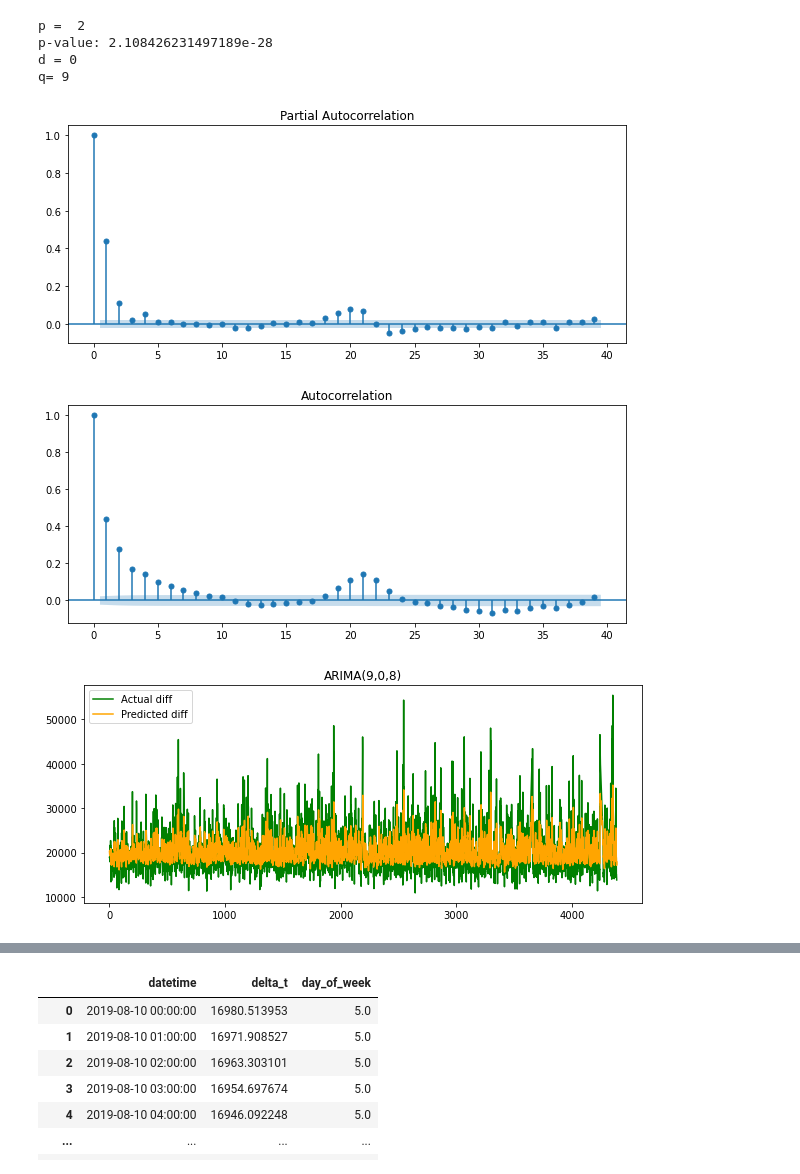
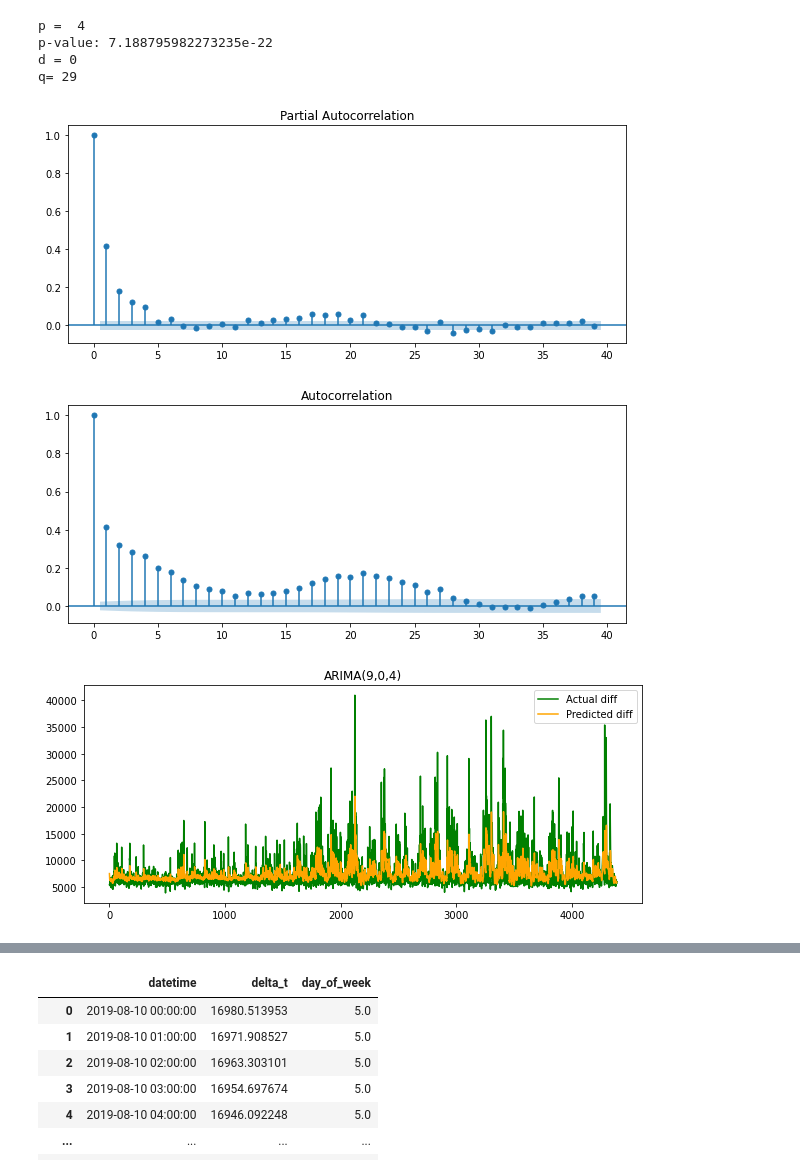
Before and after one commit to Travel-Time-Prediction/explore-gps-log-data, a Jupyter notebook: models/arima/train.ipynb, the cells around one changed output, grey strips where cells are left out. Drawn from its saved outputs; the diff is of its cells as text; code cells hidden in the pictures.

```diff
--- a/models/arima/train.ipynb
+++ b/models/arima/train.ipynb
@@ -5,7 +5,7 @@ warnings.filterwarnings('ignore')
 import pandas as pd
 from model.arima import ARIMA_MODEL
 # %%
-df = pd.read_csv("D:/Travel Time Prediction/cleandata/start_stop/2.csv",parse_dates=["datetime"])
+df = pd.read_csv("D:/Travel Time Prediction/cleandata/start_stop/331.csv",parse_dates=["datetime"])
 # %%
 df
 # %% [output]
@@ -28,19 +28,19 @@ arima.find_p()
 arima.find_d()
 arima.find_q()
 # %% [output]
-p =  2
-p-value: 2.108426231497189e-28
+p =  4
+p-value: 7.188795982273235e-22
 d = 0
-q= 9
+q= 29
-[figure, old version]
+[figure, new version]
-[figure, old version]
+[figure, new version]
 # %%
 arima.p = 9
 arima.d = 0
-arima.q = 8
+arima.q = 4
 arima.train_model()
 # %% [output]
-[figure, old version]
+[figure, new version]
 # %%
 arima.grid_search()
 # %% [output]
```
Also changed, not shown: parts of 3 cells of this notebook, 1 other file.
